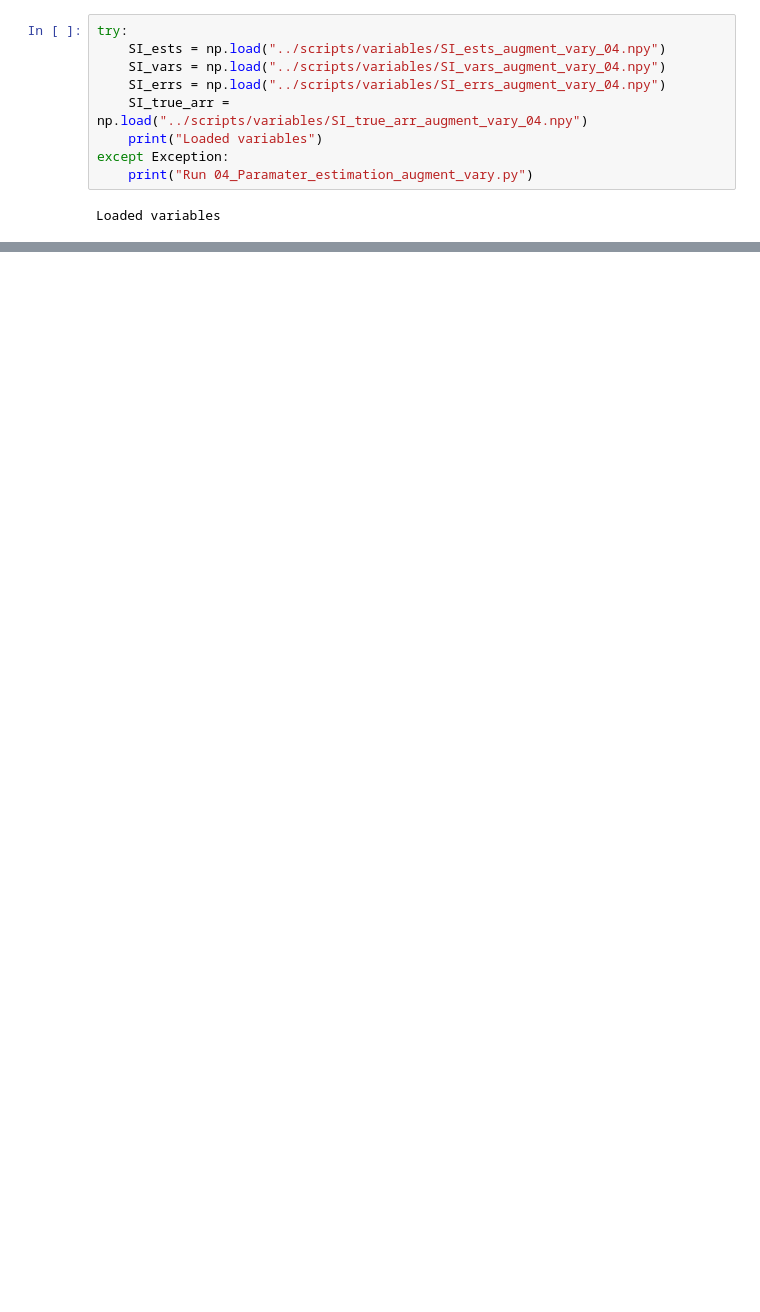
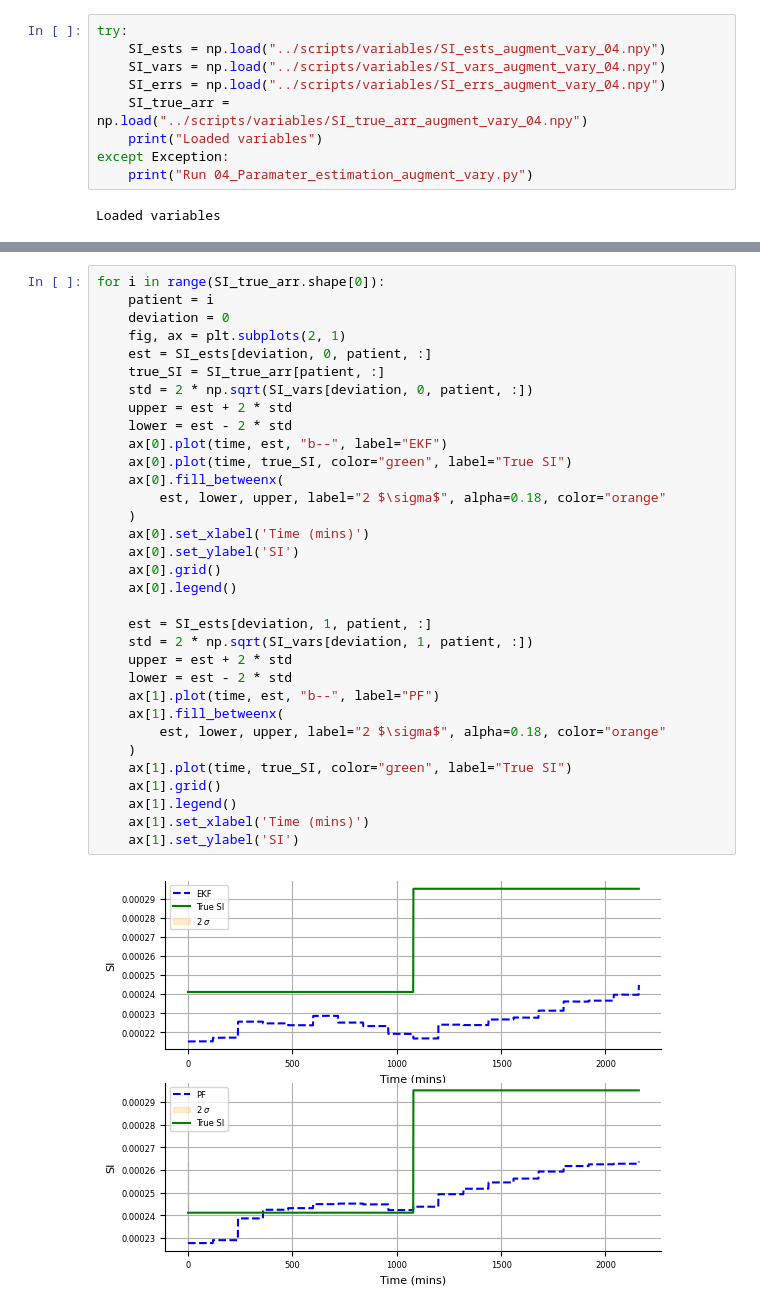
Before and after one commit to mlmulv/Thesis-Code, a Jupyter notebook: notebooks/04_Parameter_Estimation.ipynb, the cells around one changed output, grey strips where cells are left out. Drawn from its saved outputs; the diff is of its cells as text; blank space fills up the shorter version.

```diff
--- a/notebooks/04_Parameter_Estimation.ipynb
+++ b/notebooks/04_Parameter_Estimation.ipynb
@@ -85,0 +113,35 @@ Loaded variables
+# %%
+for i in range(SI_true_arr.shape[0]):
+    patient = i
+    deviation = 0
+    fig, ax = plt.subplots(2, 1)
+    est = SI_ests[deviation, 0, patient, :]
+    true_SI = SI_true_arr[patient, :]
+    std = 2 * np.sqrt(SI_vars[deviation, 0, patient, :])
+    upper = est + 2 * std
+    lower = est - 2 * std
+    ax[0].plot(time, est, "b--", label="EKF")
+    ax[0].plot(time, true_SI, color="green", label="True SI")
+    ax[0].fill_betweenx(
+        est, lower, upper, label="2 $\sigma$", alpha=0.18, color="orange"
+    )
+    ax[0].set_xlabel('Time (mins)')
+    ax[0].set_ylabel('SI')
+    ax[0].grid()
+    ax[0].legend()
+
+    est = SI_ests[deviation, 1, patient, :]
+    std = 2 * np.sqrt(SI_vars[deviation, 1, patient, :])
+    upper = est + 2 * std
+    lower = est - 2 * std
+    ax[1].plot(time, est, "b--", label="PF")
+    ax[1].fill_betweenx(
+        est, lower, upper, label="2 $\sigma$", alpha=0.18, color="orange"
+    )
+    ax[1].plot(time, true_SI, color="green", label="True SI")
+    ax[1].grid()
+    ax[1].legend()
+    ax[1].set_xlabel('Time (mins)')
+    ax[1].set_ylabel('SI')
+# %% [output]
+[figure, added]
```
Also changed, not shown: parts of 7 cells of this notebook, 6 other files.
